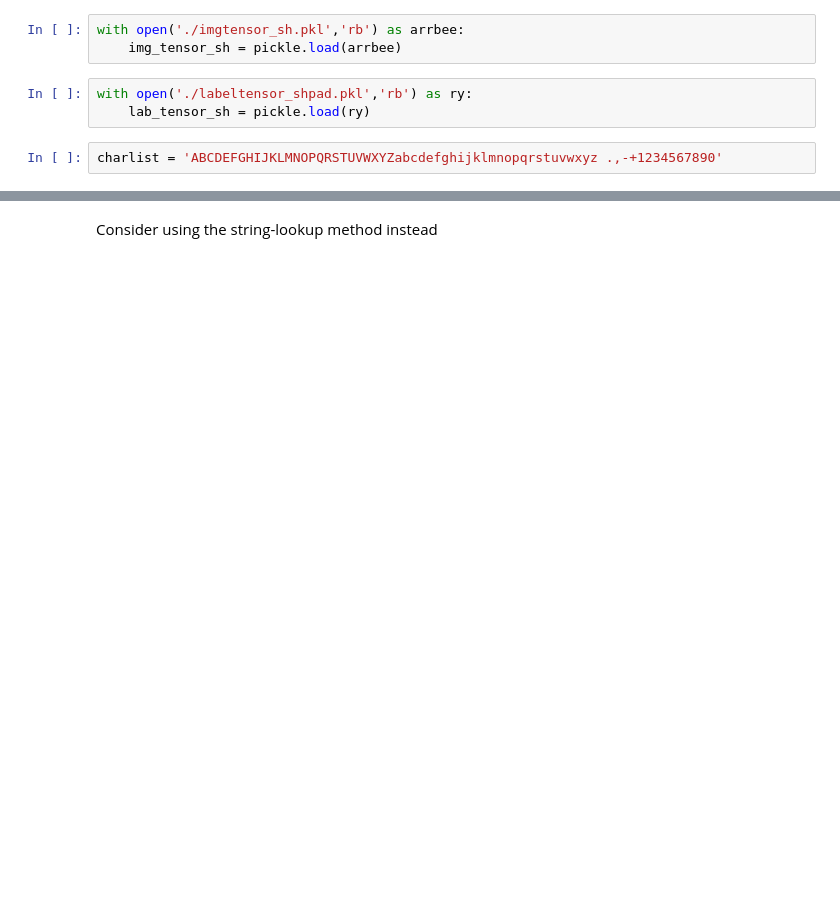
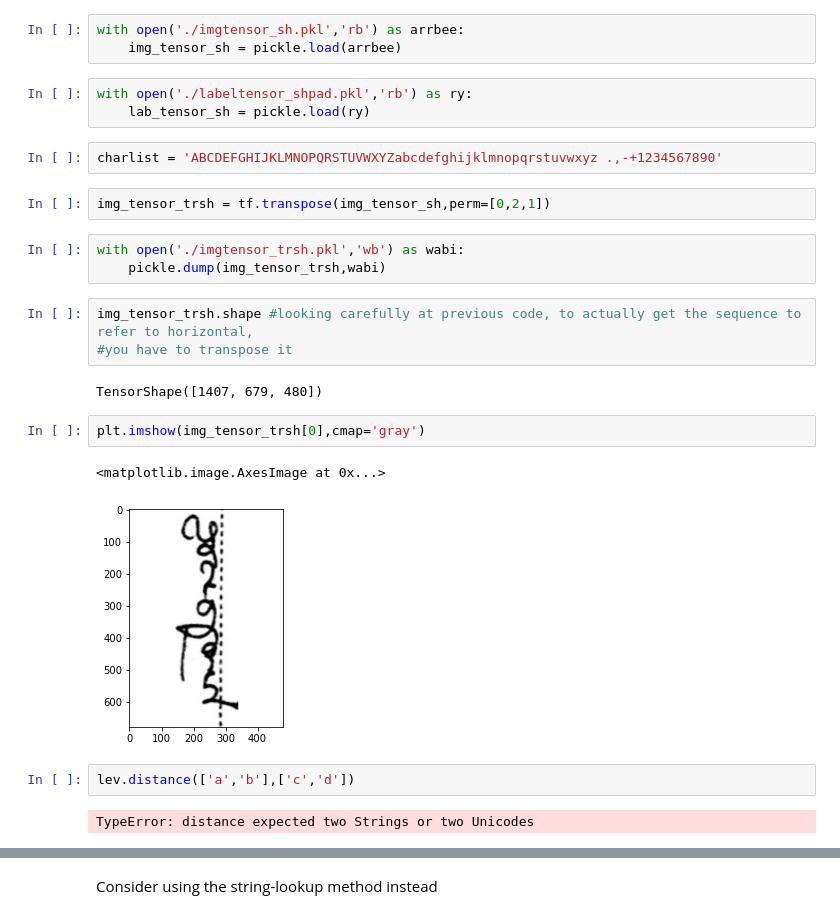
Before and after one commit to knambiar96/census-ocr, a Jupyter notebook: p9-new-model-architectures.ipynb, the cells around one changed output, grey strips where cells are left out. Saved outputs shown, nothing was run; the diff lists cells and outputs as text; blank space fills up the shorter version.

```diff
--- a/p9-new-model-architectures.ipynb
+++ b/p9-new-model-architectures.ipynb
@@ -16,3 +25,22 @@ with open('./labeltensor_shpad.pkl','rb') as ry:
     lab_tensor_sh = pickle.load(ry)
 # %%
 charlist = 'ABCDEFGHIJKLMNOPQRSTUVWXYZabcdefghijklmnopqrstuvwxyz .,-+1234567890'
+# %%
+img_tensor_trsh = tf.transpose(img_tensor_sh,perm=[0,2,1])
+# %%
+with open('./imgtensor_trsh.pkl','wb') as wabi:
+    pickle.dump(img_tensor_trsh,wabi)
+# %%
+img_tensor_trsh.shape #looking carefully at previous code, to actually get the sequence to refer to horizontal,
+#you have to transpose it
+# %% [output]
+TensorShape([1407, 679, 480])
+# %%
+plt.imshow(img_tensor_trsh[0],cmap='gray')
+# %% [output]
+<matplotlib.image.AxesImage at 0x...>
+[figure, added]
+# %%
+lev.distance(['a','b'],['c','d'])
+# %% [output]
+TypeError: distance expected two Strings or two Unicodes
```
Also changed, not shown: parts of 32 cells of this notebook, 4 other files.
